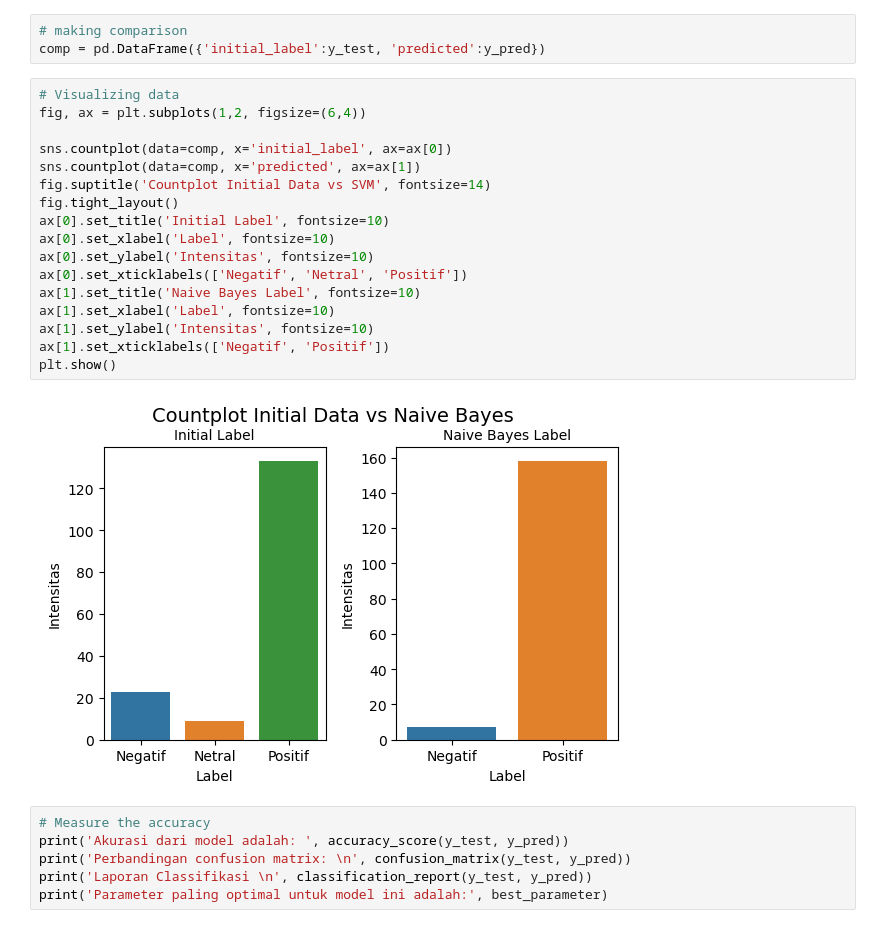
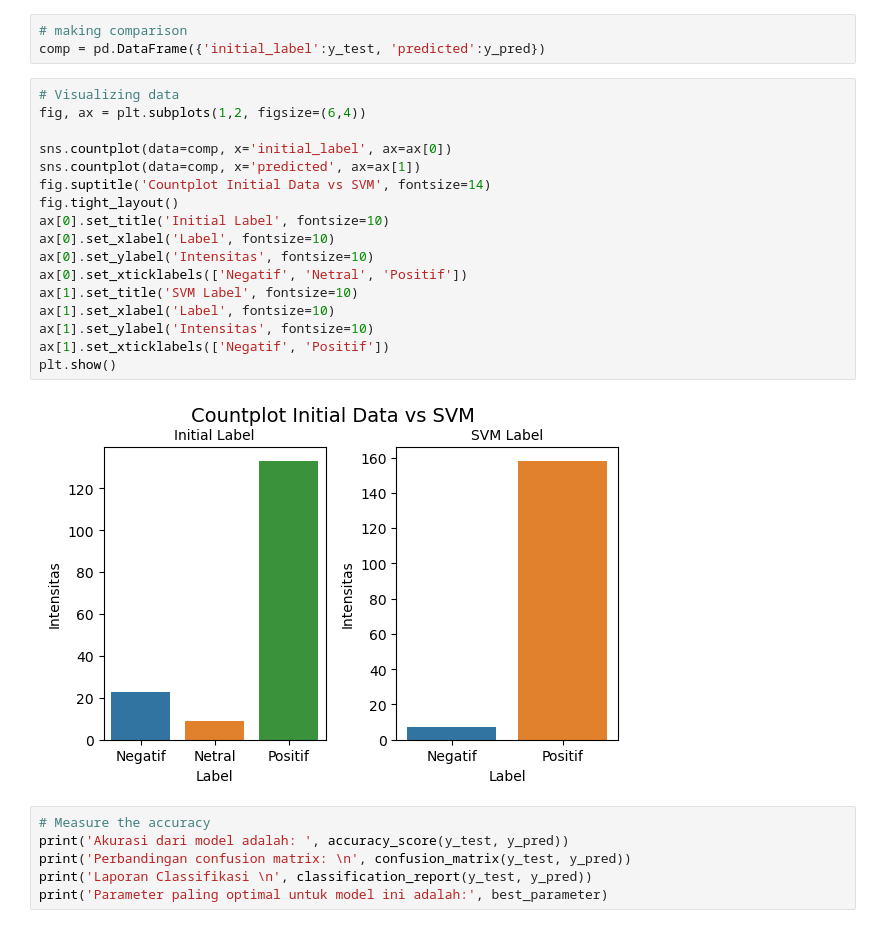
Before and after one commit to alchemista27/svm_vs_naive_bayes, a Jupyter notebook: svm_classifier.ipynb, the cells around one changed output. Saved outputs shown, nothing was run; the diff lists cells and outputs as text.

Commit message:
editing the image

```diff
--- a/svm_classifier.ipynb
+++ b/svm_classifier.ipynb
@@ -74,22 +74,22 @@ comp = pd.DataFrame({'initial_label':y_test, 'predicted':y_pred})
 # %%
 # Visualizing data
 fig, ax = plt.subplots(1,2, figsize=(6,4))
 
 sns.countplot(data=comp, x='initial_label', ax=ax[0])
 sns.countplot(data=comp, x='predicted', ax=ax[1])
 fig.suptitle('Countplot Initial Data vs SVM', fontsize=14)
 fig.tight_layout()
 ax[0].set_title('Initial Label', fontsize=10)
 ax[0].set_xlabel('Label', fontsize=10)
 ax[0].set_ylabel('Intensitas', fontsize=10)
 ax[0].set_xticklabels(['Negatif', 'Netral', 'Positif'])
-ax[1].set_title('Naive Bayes Label', fontsize=10)
+ax[1].set_title('SVM Label', fontsize=10)
 ax[1].set_xlabel('Label', fontsize=10)
 ax[1].set_ylabel('Intensitas', fontsize=10)
 ax[1].set_xticklabels(['Negatif', 'Positif'])
 plt.show()
 # %% [output]
-[figure, old version]
+[figure, new version]
 # %%
 # Measure the accuracy
 print('Akurasi dari model adalah: ', accuracy_score(y_test, y_pred))
```
Also changed, not shown: 1 other file.
